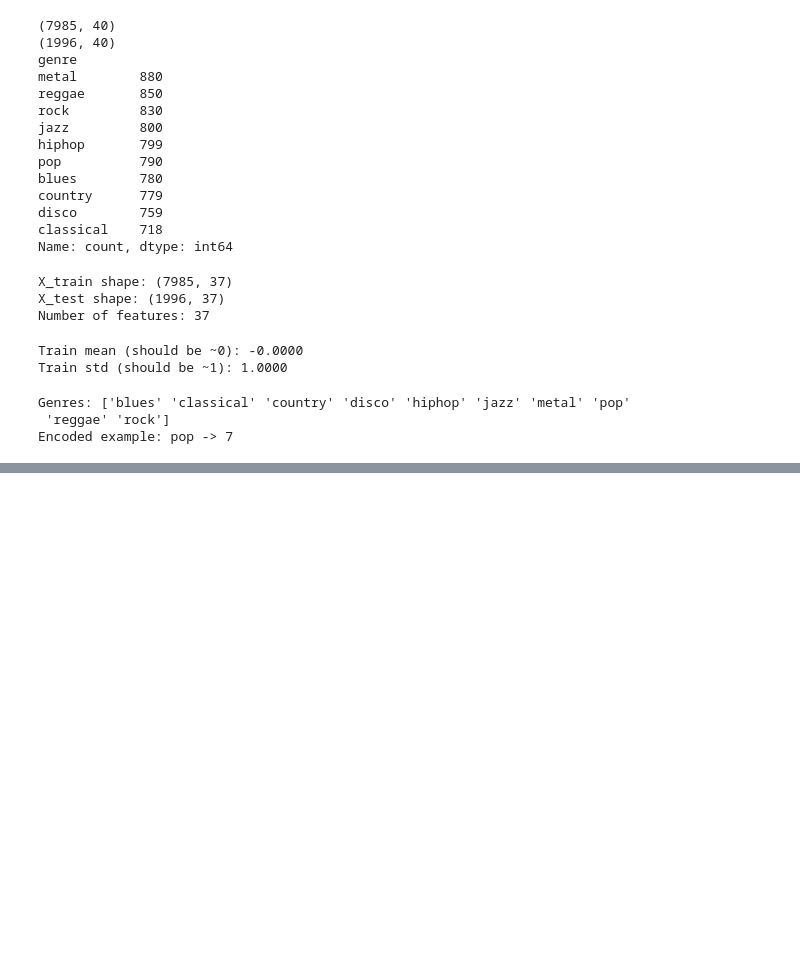
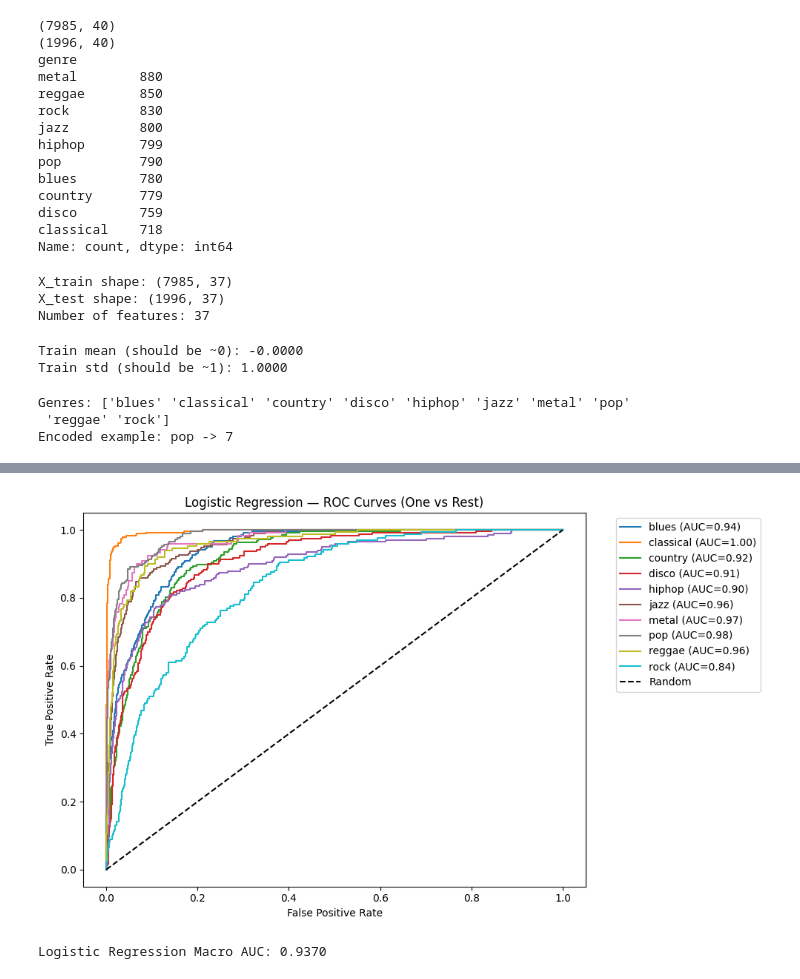
Before and after one commit to JVonderwellMQ/6250Project, a Jupyter notebook: modeling.ipynb, the cells around one changed output, grey strips where cells are left out. Saved outputs shown, nothing was run; the diff lists cells and outputs as text; code cells hidden in the pictures; blank space fills up the shorter version.

```diff
--- a/modeling.ipynb
+++ b/modeling.ipynb
@@ -80,0 +143,36 @@ print('Done!')
+# %%
+from sklearn.metrics import roc_curve, roc_auc_score
+from sklearn.preprocessing import label_binarize
+
+# Binarize labels for one-vs-rest ROC
+y_test_bin = label_binarize(y_test_encoded, classes=range(len(le.classes_)))
+y_prob = lr_model.predict_proba(X_test_scaled)
+
+plt.figure(figsize=(10, 6))
+
+for i, genre in enumerate(le.classes_):
+    fpr, tpr, _ = roc_curve(y_test_bin[:, i], y_prob[:, i])
+    auc = roc_auc_score(y_test_bin[:, i], y_prob[:, i])
+    plt.plot(fpr, tpr, label=f'{genre} (AUC={auc:.2f})')
+
+plt.plot([0, 1], [0, 1], 'k--', label='Random')
+plt.xlabel('False Positive Rate')
+plt.ylabel('True Positive Rate')
+plt.title('Logistic Regression — ROC Curves (One vs Rest)')
+plt.legend(bbox_to_anchor=(1.05, 1), loc='upper left')
+plt.tight_layout()
+plt.show()
+# %% [output]
+[figure, added]
+# %%
+from sklearn.metrics import roc_auc_score
+
+macro_auc = roc_auc_score(
+    y_test_bin,
+    y_prob,
+    multi_class='ovr',
+    average='macro'
+)
+print(f'Logistic Regression Macro AUC: {macro_auc:.4f}')
+# %% [output]
+Logistic Regression Macro AUC: 0.9370
```
Also changed, not shown: parts of 46 cells of this notebook.
